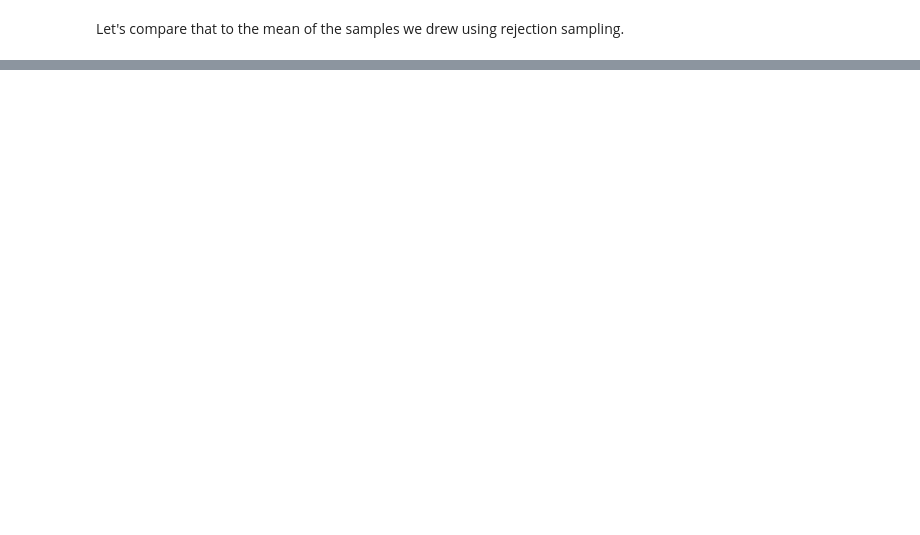
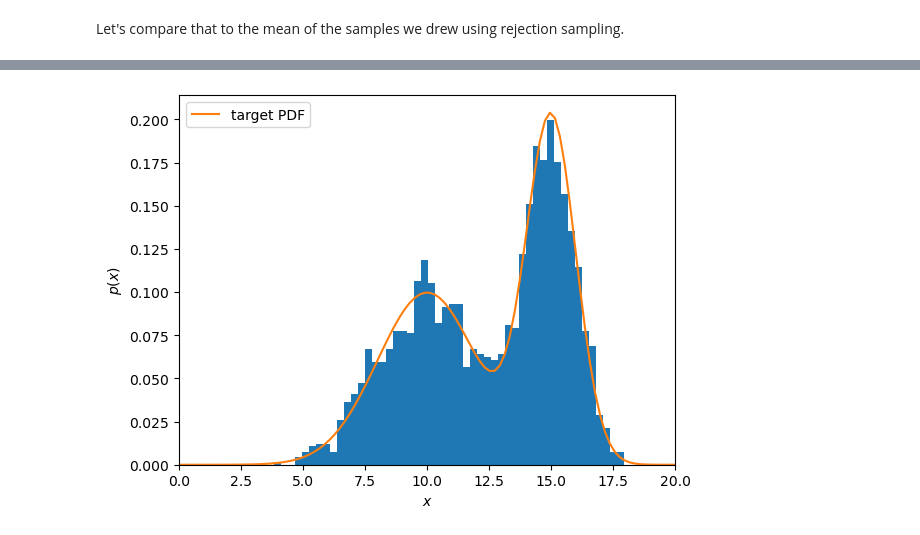
Before and after one commit to wrighj26/scicomp2_F25_wright, a Jupyter notebook: notebooks/Intro to Sampling.ipynb, the cells around one changed output, grey strips where cells are left out. Drawn from its saved outputs; the diff is of its cells as text; code cells hidden in the pictures; blank space fills up the shorter version.

```diff
--- a/notebooks/Intro to Sampling.ipynb
+++ b/notebooks/Intro to Sampling.ipynb
@@ -272,0 +270,11 @@ np.mean(samps)
+# %%
+w_max = np.max(ws)
+sel = np.random.uniform(0, w_max, S) < ws
+plt.hist(x_gs[sel], bins=50, density=True);
+plt.plot(xs, p(xs), label='target PDF')
+plt.legend()
+plt.xlim(0, 20)
+plt.xlabel('$x$')
+plt.ylabel('$p(x)$');
+# %% [output]
+[figure, added]
```
Also changed, not shown: parts of 10 cells of this notebook.
